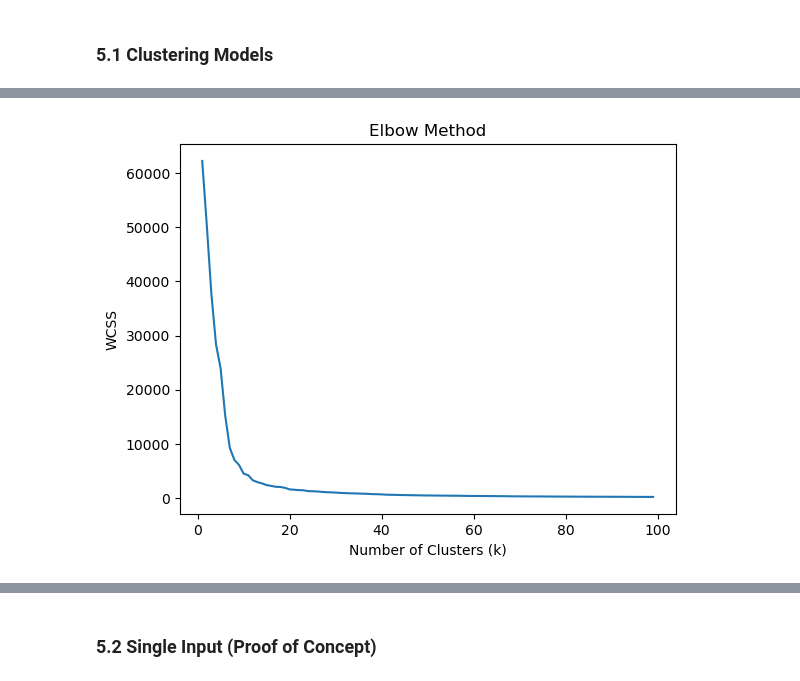
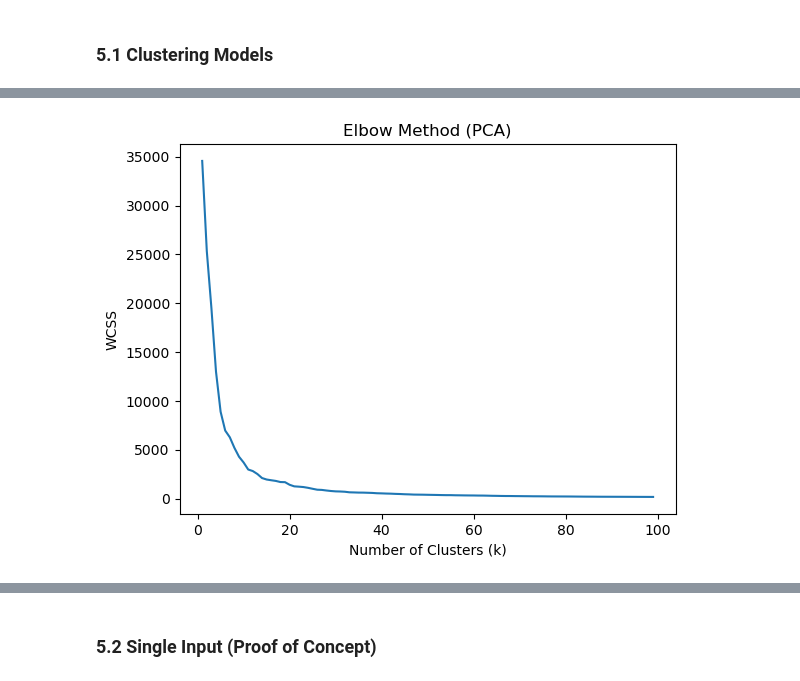
Before and after one commit to ChessGuy/data-projects, a Jupyter notebook: Board Game Recommender/Board Game Recommender.ipynb, the cells around one changed output, grey strips where cells are left out. Cells and saved outputs as stored; diff of their text form; code cells hidden in the pictures.

Commit message:
Working on model selection

```diff
--- a/Board Game Recommender/Board Game Recommender.ipynb
+++ b/Board Game Recommender/Board Game Recommender.ipynb
@@ -377,0 +383,3 @@ num_attributes
+# %%
+num_attributes = features.select_dtypes(np.number).drop(['ID', 'Year Published', 'BGG Rank', 'Users Rated', 'Rating Average', 'Owned Users', 'Complexity Average','Min Age','Max Players', 'Play Time'], axis=1).columns.tolist()
+num_attributes
@@ -524,0 +537,7 @@ pd.DataFrame(features_fitted)
+# %%
+%%time
+intertias = []
+for i in range(1, 100):
+    kmeans = KMeans(n_clusters=i, random_state=0)
+    kmeans.fit(features_fitted)
+    intertias.append(kmeans.inertia_)
@@ -576,8 +604,8 @@ Wall time: 11.2 s
 # %%
 plt.plot(range(1, 100), intertias)
-plt.title('Elbow Method')
+plt.title('Elbow Method (PCA)')
 plt.xlabel('Number of Clusters (k)')
 plt.ylabel('WCSS')
 plt.show()
 # %% [output]
-[figure, old version]
+[figure, new version]
```
Also changed, not shown: parts of 22 cells of this notebook.
